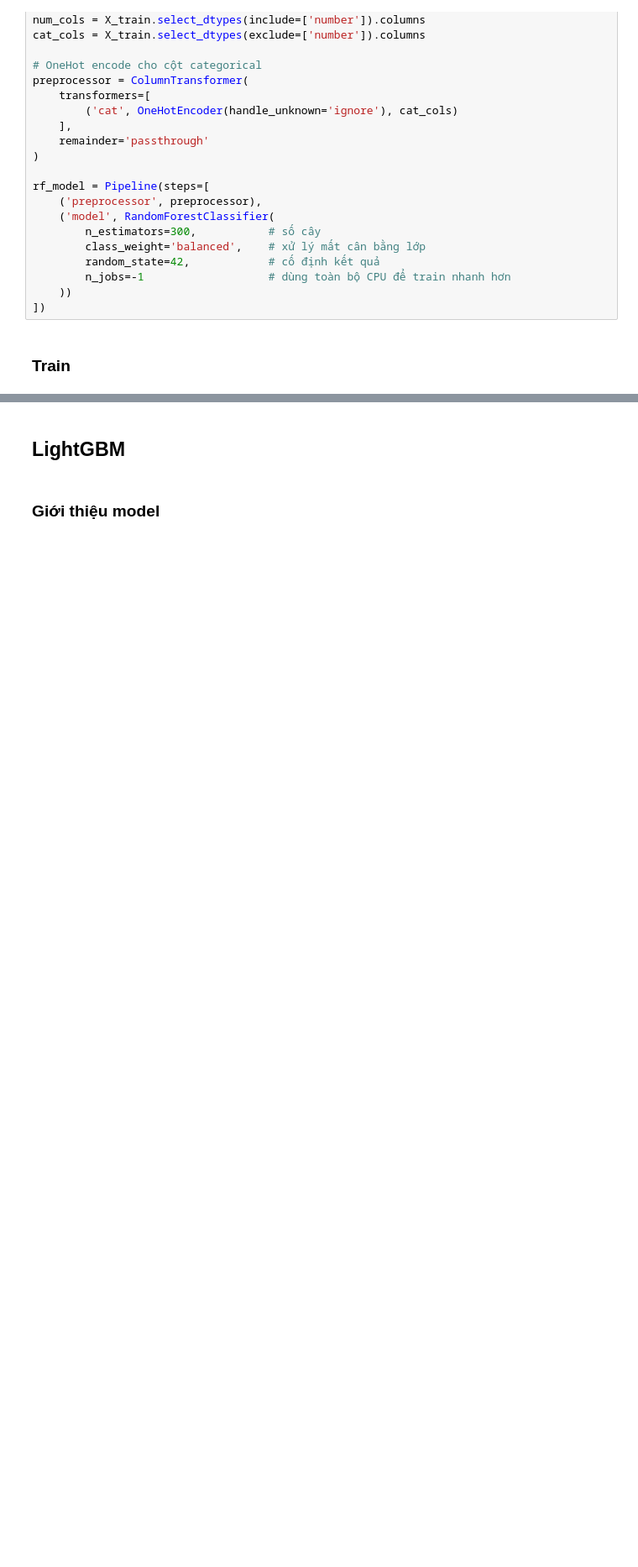
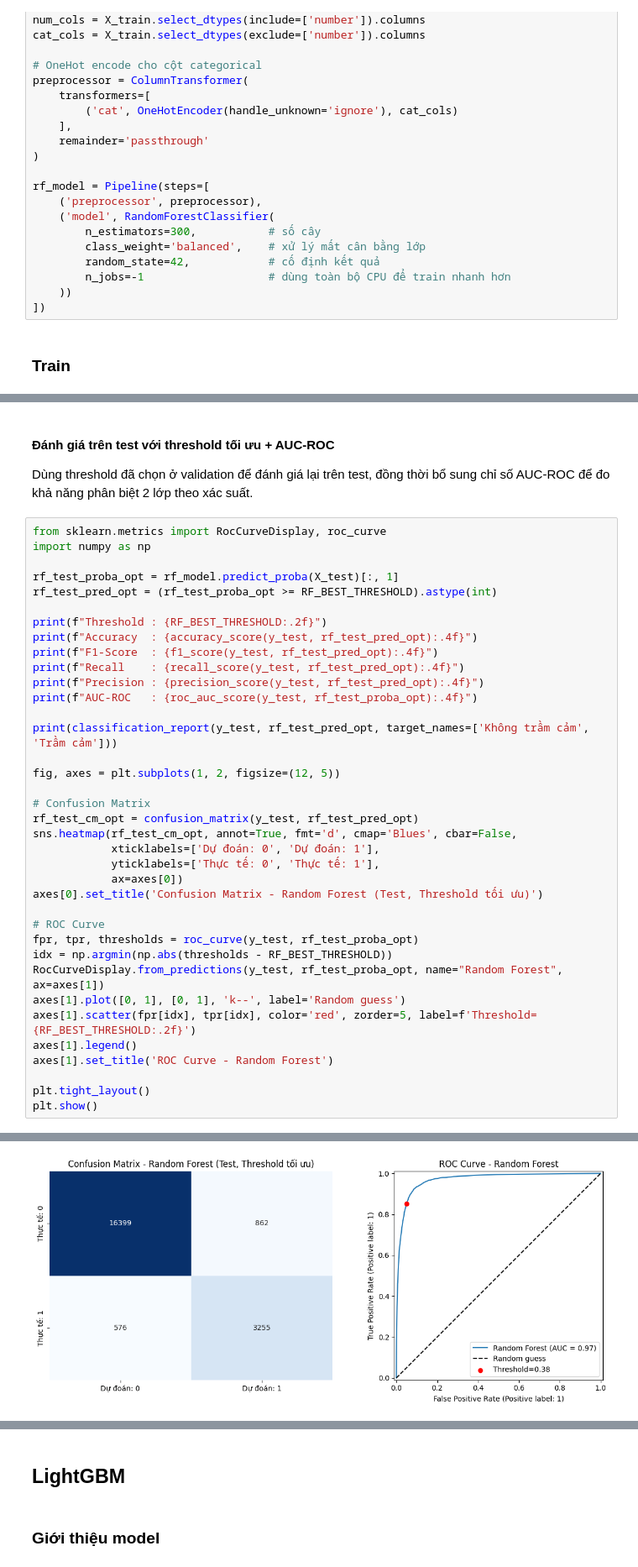
Before and after one commit to phamhuongtra/depression_analysis, a Jupyter notebook: model.ipynb, the cells around one changed output, grey strips where cells are left out. Shown at 84% size. Saved outputs shown, nothing was run; the diff lists cells and outputs as text; blank space fills up the shorter version.

```diff
--- a/model.ipynb
+++ b/model.ipynb
@@ -201,0 +175,42 @@ Tuy nhiên, recall của lớp 'Trầm cảm' vẫn thấp hơn lớp 'Không tr
+# %% [markdown]
+#### Đánh giá trên test với threshold tối ưu + AUC-ROC
+
+Dùng threshold đã chọn ở validation để đánh giá lại trên test, đồng thời bổ sung chỉ số AUC-ROC để đo khả năng phân biệt 2 lớp theo xác suất.
+# %%
+from sklearn.metrics import RocCurveDisplay, roc_curve
+import numpy as np
+
+rf_test_proba_opt = rf_model.predict_proba(X_test)[:, 1]
+rf_test_pred_opt = (rf_test_proba_opt >= RF_BEST_THRESHOLD).astype(int)
+
+print(f"Threshold : {RF_BEST_THRESHOLD:.2f}")
+print(f"Accuracy  : {accuracy_score(y_test, rf_test_pred_opt):.4f}")
+print(f"F1-Score  : {f1_score(y_test, rf_test_pred_opt):.4f}")
+print(f"Recall    : {recall_score(y_test, rf_test_pred_opt):.4f}")
+print(f"Precision : {precision_score(y_test, rf_test_pred_opt):.4f}")
+print(f"AUC-ROC   : {roc_auc_score(y_test, rf_test_proba_opt):.4f}")
+
+print(classification_report(y_test, rf_test_pred_opt, target_names=['Không trầm cảm', 'Trầm cảm']))
+
+fig, axes = plt.subplots(1, 2, figsize=(12, 5))
+
+# Confusion Matrix
+rf_test_cm_opt = confusion_matrix(y_test, rf_test_pred_opt)
+sns.heatmap(rf_test_cm_opt, annot=True, fmt='d', cmap='Blues', cbar=False,
+            xticklabels=['Dự đoán: 0', 'Dự đoán: 1'],
+            yticklabels=['Thực tế: 0', 'Thực tế: 1'],
+            ax=axes[0])
+axes[0].set_title('Confusion Matrix - Random Forest (Test, Threshold tối ưu)')
+
+# ROC Curve
+fpr, tpr, thresholds = roc_curve(y_test, rf_test_proba_opt)
+idx = np.argmin(np.abs(thresholds - RF_BEST_THRESHOLD))
+RocCurveDisplay.from_predictions(y_test, rf_test_proba_opt, name="Random Forest", ax=axes[1])
+axes[1].plot([0, 1], [0, 1], 'k--', label='Random guess')
+axes[1].scatter(fpr[idx], tpr[idx], color='red', zorder=5, label=f'Threshold={RF_BEST_THRESHOLD:.2f}')
+axes[1].legend()
+axes[1].set_title('ROC Curve - Random Forest')
+
+plt.tight_layout()
+plt.show()
+# %% [output]
@@ -201,0 +231 @@ Tuy nhiên, recall của lớp 'Trầm cảm' vẫn thấp hơn lớp 'Không tr
+[figure, added]
```
Also changed, not shown: parts of 17 cells of this notebook.
